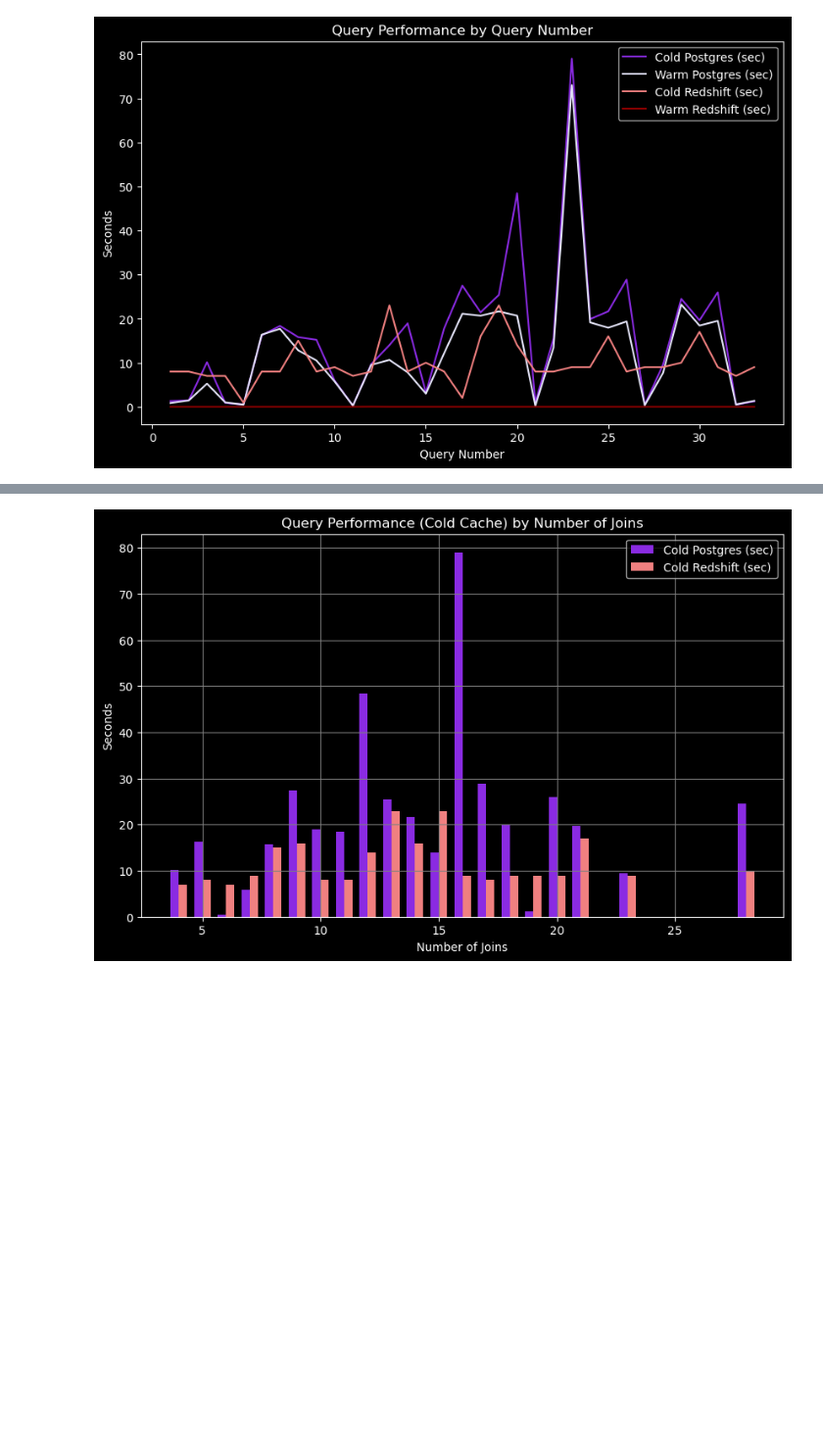
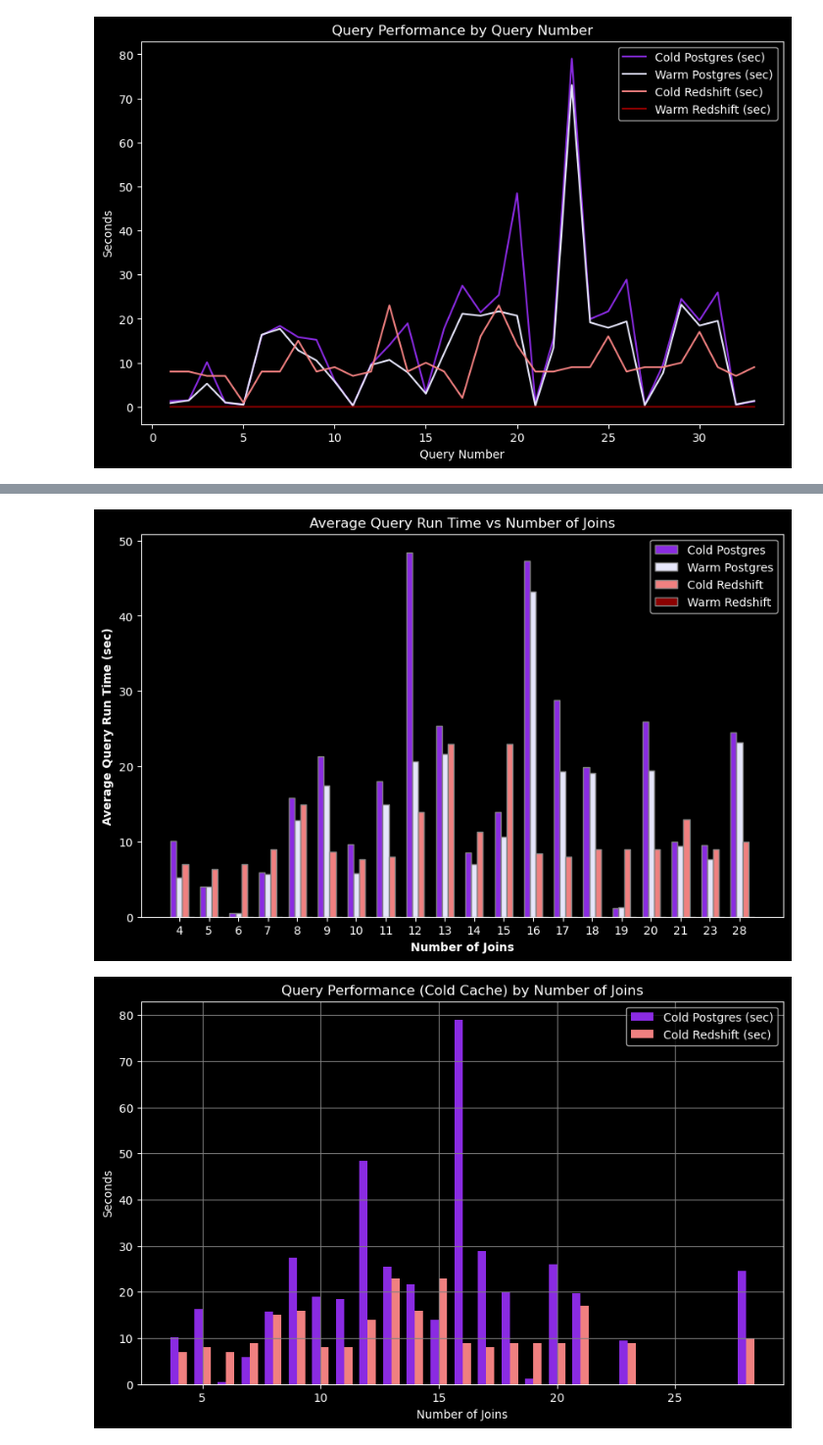
Before and after one commit to debsubdavis/data516project, a Jupyter notebook: dataanalysis.ipynb, the cells around one changed output, grey strips where cells are left out. Shown at 98% size. Drawn from its saved outputs; the diff is of its cells as text; code cells hidden in the pictures; blank space fills up the shorter version.

```diff
--- a/dataanalysis.ipynb
+++ b/dataanalysis.ipynb
@@ -95,3 +120,42 @@ plt.show()
+# %%
+import numpy as np
+
+# Group by 'Number of Joins' and calculate mean
+average_times = data.groupby('Number of Joins').mean().reset_index()
+
+# Now 'average_times' contains the average run time for each 'Number of Joins'
+
+# Define the width of the bars
+bar_width = 0.2
+
+# Set positions of the bars
+r1 = np.arange(len(average_times['Number of Joins']))
+r2 = [x + bar_width for x in r1]
+r3 = [x + bar_width for x in r2]
+r4 = [x + bar_width for x in r3]
+
+# Use a dark background style
+plt.style.use('dark_background')
+
+# Create the bar chart
+plt.figure(figsize=(10, 6))
+
+plt.bar(r1, average_times['Cold Postgres (sec)'], color='blueviolet', width=bar_width, edgecolor='grey', label='Cold Postgres')
+plt.bar(r2, average_times['Warm Postgres (sec)'], color='lavender', width=bar_width, edgecolor='grey', label='Warm Postgres')
+plt.bar(r3, average_times['Cold Redshift (sec)'], color='lightcoral', width=bar_width, edgecolor='grey', label='Cold Redshift')
+plt.bar(r4, average_times['Warm Redshift (sec)'], color='darkred', width=bar_width, edgecolor='grey', label='Warm Redshift')
+
+# Add titles and labels
+plt.xlabel('Number of Joins', fontweight='bold')
+plt.xticks([r + bar_width for r in range(len(average_times['Number of Joins']))], average_times['Number of Joins'])
+plt.ylabel('Average Query Run Time (sec)', fontweight='bold')
+plt.title('Average Query Run Time vs Number of Joins')
+
+# Create legend & Show graphic
+plt.legend()
+plt.show()
+# %% [output]
+[figure, added]
 # %%
 # Change the line chart to a bar chart
 plt.style.use('dark_background')
```
Also changed, not shown: parts of 1 cell of this notebook.
